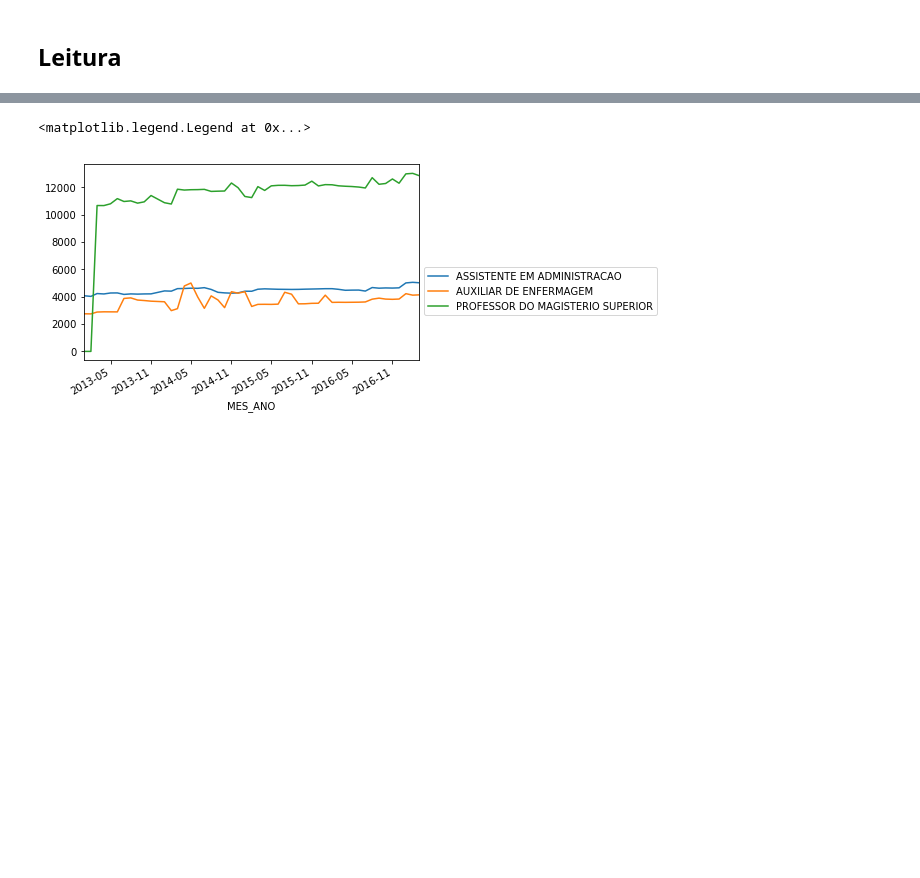
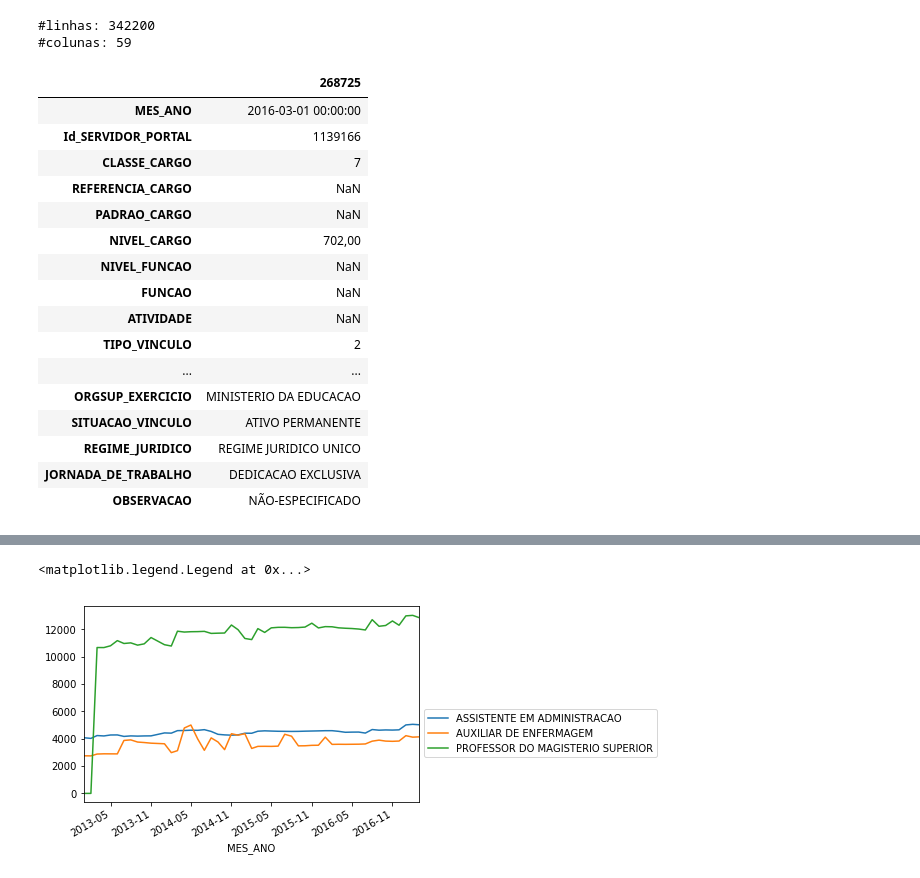
Before and after one commit to abevieiramota/course-python-data-analysis1, a Jupyter notebook: 04 - Analise/4.x - Remuneracao UFC.ipynb, the cells around one changed output, grey strips where cells are left out. Drawn from its saved outputs; the diff is of its cells as text; code cells hidden in the pictures; blank space fills up the shorter version.

```diff
--- a/04 - Analise/4.x - Remuneracao UFC.ipynb
+++ b/04 - Analise/4.x - Remuneracao UFC.ipynb
@@ -1,35 +0,0 @@
-# %%
-# importa a biblioteca pandas
-import pandas as pd
-# importa a biblioteca numpy
-import numpy as np
-from numpy import dtype
-# importa o módulo pyplot, do matplotlib
-from matplotlib import pyplot as plt
-
-# configura o matplotlib para renderizar os plots no jupyter
-%matplotlib inline
-
-# configura a formatação de inteiros, adicionando um separador de milhares
-class _IntArrayFormatter(pd.formats.format.GenericArrayFormatter):
-
-    def _format_strings(self):
-        formatter = self.formatter or (lambda x: '{:,}'.format(x).replace(',', '.'))
-        fmt_values = [formatter(x) for x in self.values]
-        return fmt_values
-
-pd.formats.format.IntArrayFormatter = _IntArrayFormatter
-
-# função que formata float adicionando separador de milhares '.' e separador de decimal
-#   ','
-# para detalhes dos replaces, ver:
-# https://www.python.org/dev/peps/pep-0378/#main-proposal-from-nick-coghlan-originally-called-proposal-i
-def format_float(f):
-
-    return "{:,.2f}".format(f).replace(",", "X").replace(".", ",").replace("X", ".")
-
-# configura a formatação de decimais, adicionando um separador de milhares
-pd.set_option("display.float_format", format_float)
-
-from ipywidgets import widgets
-from IPython.display import display
@@ -52,3 +6 @@ Dataset gerado a partir dos [dados de cadastro e de remuneração de servidores
 Consulta por servidor: http://portaldatransparencia.gov.br/servidores/Servidor-ListaServidores.asp
-# %% [markdown]
-## Leitura
@@ -58,0 +17,25 @@ df = read_ufc("../../dataset-remuneracao-federal/")
+# %%
+print("#linhas: {}\n#colunas: {}".format(*df.shape))
+# %% [output]
+#linhas: 342200
+#colunas: 59
+# %%
+df.sample().T
+# %% [output]
+|  | 268725 |
+| MES_ANO | 2016-03-01 00:00:00 |
+| Id_SERVIDOR_PORTAL | 1139166 |
+| CLASSE_CARGO | 7 |
+| REFERENCIA_CARGO | NaN |
+| PADRAO_CARGO | NaN |
+| NIVEL_CARGO | 702,00 |
+| NIVEL_FUNCAO | NaN |
+| FUNCAO | NaN |
+| ATIVIDADE | NaN |
+| TIPO_VINCULO | 2 |
+| ... | ... |
+| ORGSUP_EXERCICIO | MINISTERIO DA EDUCACAO |
+| SITUACAO_VINCULO | ATIVO PERMANENTE |
+| REGIME_JURIDICO | REGIME JURIDICO UNICO |
+| JORNADA_DE_TRABALHO | DEDICACAO EXCLUSIVA |
+| OBSERVACAO | NÃO-ESPECIFICADO |
```
Also changed, not shown: parts of 15 cells of this notebook, 3 other files.
